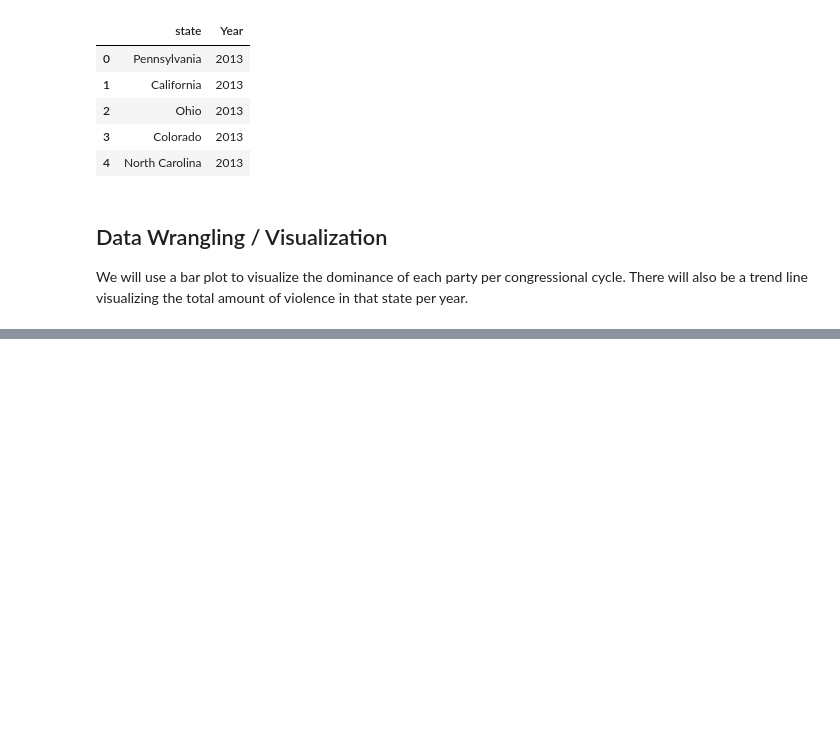
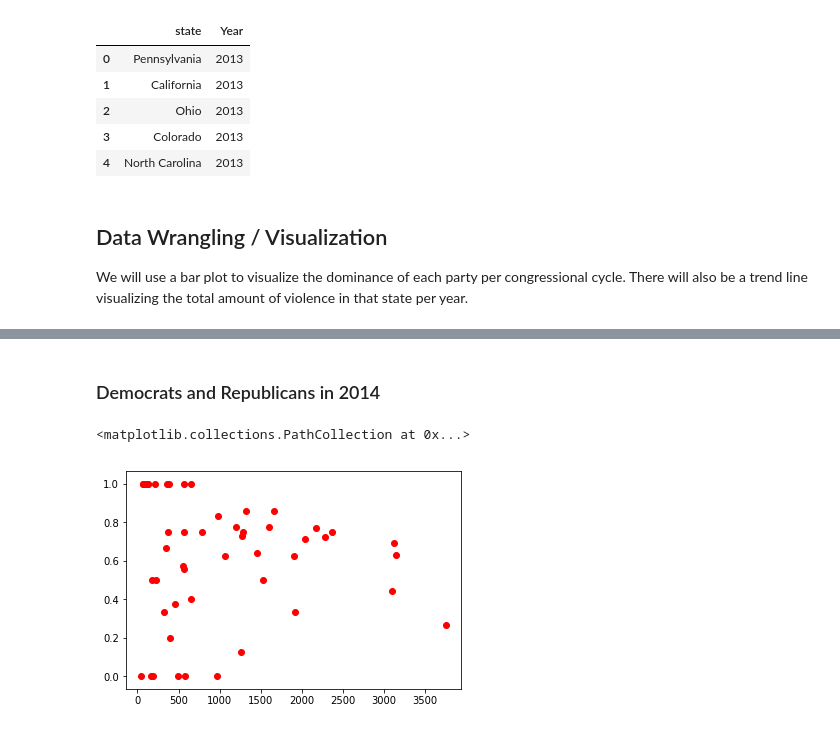
Before and after one commit to vchi747/Cogs-108-Final-Project, a Jupyter notebook: Cogs 108 Final Project.ipynb, the cells around one changed output, grey strips where cells are left out. Saved outputs shown, nothing was run; the diff lists cells and outputs as text; code cells hidden in the pictures; blank space fills up the shorter version.

```diff
--- a/Cogs 108 Final Project.ipynb
+++ b/Cogs 108 Final Project.ipynb
@@ -188,0 +196,9 @@ df_percent_rep
+# %% [markdown]
+### Democrats and Republicans in 2014
+# %%
+x = df_total_violence[2014].tolist()
+y = df_percent_rep[2014].tolist()
+plt.scatter(x, y, label="2014", color="red")
+# %% [output]
+<matplotlib.collections.PathCollection at 0x...>
+[figure, added]
```
Also changed, not shown: parts of 24 cells of this notebook.
